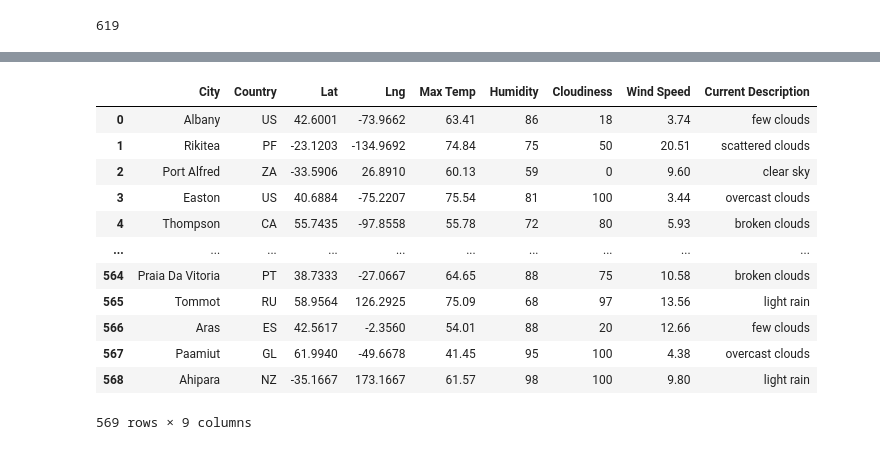
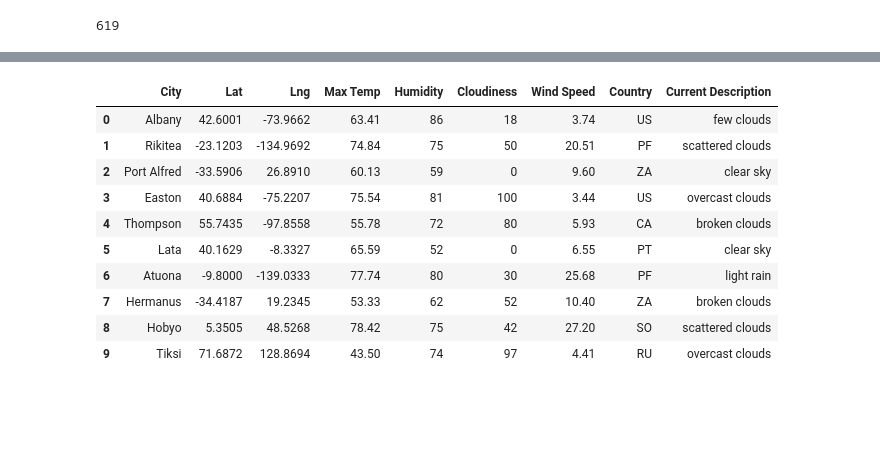
Before and after one commit to Calebmkelly/World_Weather_Analysis, a Jupyter notebook: Weather_Database.ipynb, the cells around one changed output, grey strips where cells are left out. Saved outputs shown, nothing was run; the diff lists cells and outputs as text; code cells hidden in the pictures; blank space fills up the shorter version.

```diff
--- a/Weather_Database.ipynb
+++ b/Weather_Database.ipynb
@@ -116,21 +116,18 @@ Processing Record 19 of Set 13 | ahipara
 Data Retrieval Complete
 -----------------------------
 # %%
+# transfer the data into a DataFrame
 city_data_df = pd.DataFrame(city_data)
-new_column_order = ["City", "Country", "Lat", "Lng", "Max Temp", "Humidity", "Cloudiness", "Wind Speed", "Current Description"]
-city_data_df = city_data_df[new_column_order]
-city_data_df
+city_data_df.head(10)
 # %% [output]
-|  | City | Country | Lat | Lng | Max Temp | Humidity | Cloudiness | Wind Speed | Current Description |
-| 0 | Albany | US | 42.6001 | -73.9662 | 63.41 | 86 | 18 | 3.74 | few clouds |
-| 1 | Rikitea | PF | -23.1203 | -134.9692 | 74.84 | 75 | 50 | 20.51 | scattered clouds |
-| 2 | Port Alfred | ZA | -33.5906 | 26.8910 | 60.13 | 59 | 0 | 9.60 | clear sky |
-| 3 | Easton | US | 40.6884 | -75.2207 | 75.54 | 81 | 100 | 3.44 | overcast clouds |
-| 4 | Thompson | CA | 55.7435 | -97.8558 | 55.78 | 72 | 80 | 5.93 | broken clouds |
-| ... | ... | ... | ... | ... | ... | ... | ... | ... | ... |
-| 564 | Praia Da Vitoria | PT | 38.7333 | -27.0667 | 64.65 | 88 | 75 | 10.58 | broken clouds |
-| 565 | Tommot | RU | 58.9564 | 126.2925 | 75.09 | 68 | 97 | 13.56 | light rain |
-| 566 | Aras | ES | 42.5617 | -2.3560 | 54.01 | 88 | 20 | 12.66 | few clouds |
-| 567 | Paamiut | GL | 61.9940 | -49.6678 | 41.45 | 95 | 100 | 4.38 | overcast clouds |
-| 568 | Ahipara | NZ | -35.1667 | 173.1667 | 61.57 | 98 | 100 | 9.80 | light rain |
+|  | City | Lat | Lng | Max Temp | Humidity | Cloudiness | Wind Speed | Country | Current Description |
+| 0 | Albany | 42.6001 | -73.9662 | 63.41 | 86 | 18 | 3.74 | US | few clouds |
+| 1 | Rikitea | -23.1203 | -134.9692 | 74.84 | 75 | 50 | 20.51 | PF | scattered clouds |
+| 2 | Port Alfred | -33.5906 | 26.8910 | 60.13 | 59 | 0 | 9.60 | ZA | clear sky |
+| 3 | Easton | 40.6884 | -75.2207 | 75.54 | 81 | 100 | 3.44 | US | overcast clouds |
+| 4 | Thompson | 55.7435 | -97.8558 | 55.78 | 72 | 80 | 5.93 | CA | broken clouds |
+| 5 | Lata | 40.1629 | -8.3327 | 65.59 | 52 | 0 | 6.55 | PT | clear sky |
+| 6 | Atuona | -9.8000 | -139.0333 | 77.74 | 80 | 30 | 25.68 | PF | light rain |
+| 7 | Hermanus | -34.4187 | 19.2345 | 53.33 | 62 | 52 | 10.40 | ZA | broken clouds |
+| 8 | Hobyo | 5.3505 | 48.5268 | 78.42 | 75 | 42 | 27.20 | SO | scattered clouds |
+| 9 | Tiksi | 71.6872 | 128.8694 | 43.50 | 74 | 97 | 4.41 | RU | overcast clouds |
-569 rows × 9 columns
```
Also changed, not shown: parts of 1 cell of this notebook.
